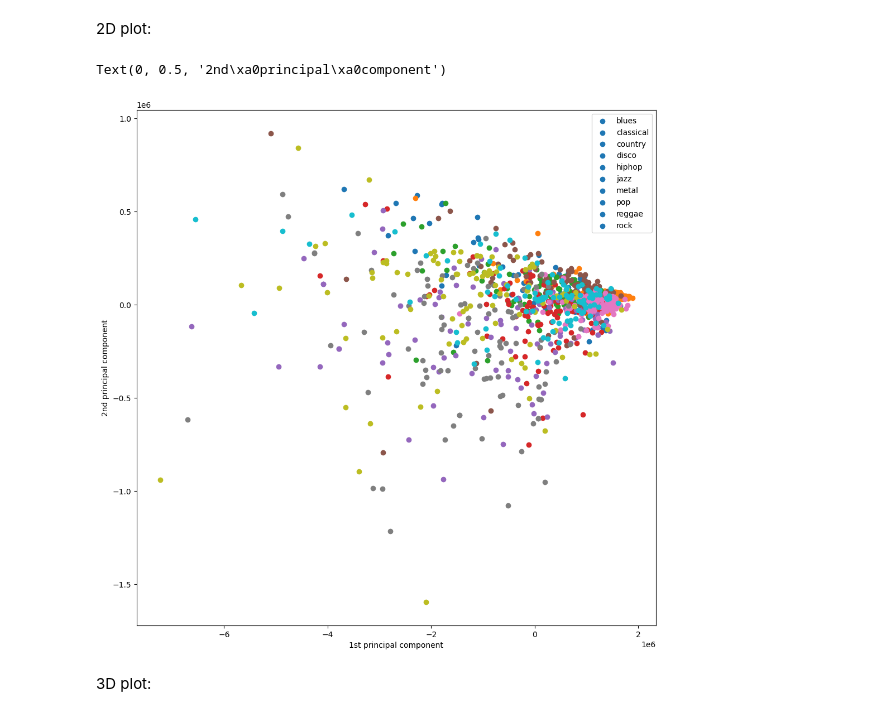
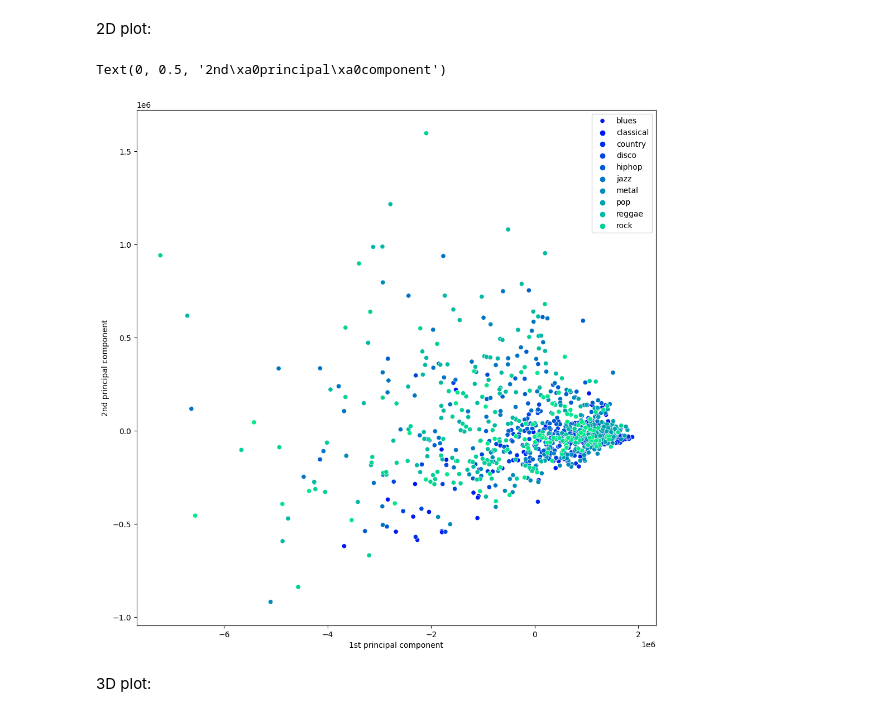
Before and after one commit to albertopirillo/naml-project-2023, a Jupyter notebook: EDA.ipynb, the cells around one changed output. Drawn from its saved outputs; the diff is of its cells as text; code cells hidden in the pictures.

```diff
--- a/EDA.ipynb
+++ b/EDA.ipynb
@@ -41,3 +47,5 @@ df["filename"].nunique()
+# %%
+df= df.drop(['filename', 'length'], axis=1)
 # %% [markdown]
 ## Setting the correct datatypes
 # %% [markdown]
@@ -143,7 +146,7 @@ sns.heatmap(df.corr(), annot=True, fmt=".2f", cmap="YlGnBu", ax=ax)
 ## PCA
 # %%
 labels = df["label"].to_numpy()
-A = df.drop(["filename", "label"], axis=1).to_numpy()
+A = df.drop(["label"], axis=1).to_numpy()
 AT_mean = np.mean(A.T, axis=1)
 X = A.T - AT_mean[:, np.newaxis]
 # %%
@@ -155,15 +174,13 @@ colors = {'blues':'tab:blue', 'classical':'tab:orange', 'country':'tab:green', '
 # %% [markdown]
 2D plot:
 # %%
-plt.figure(figsize=(12,12))
-for i in range(len(labels)):
-    plt.scatter(Phi[0,i], Phi[1,i], color=colors[labels[i]])
-
-plt.legend(colors)
-plt.xlabel('1st principal component')
-plt.ylabel('2nd principal component')
+fig, ax = plt.subplots(figsize=(12,12))
+sns.scatterplot(x=Phi[0,:], y=Phi[1,:], hue=labels, palette='winter', ax=ax)
+ax.legend(colors)
+ax.set_xlabel('1st principal component')
+ax.set_ylabel('2nd principal component')
 # %% [output]
 Text(0, 0.5, '2nd\xa0principal\xa0component')
-[figure, old version]
+[figure, new version]
 # %% [markdown]
 3D plot:
```
Also changed, not shown: parts of 17 cells of this notebook.
